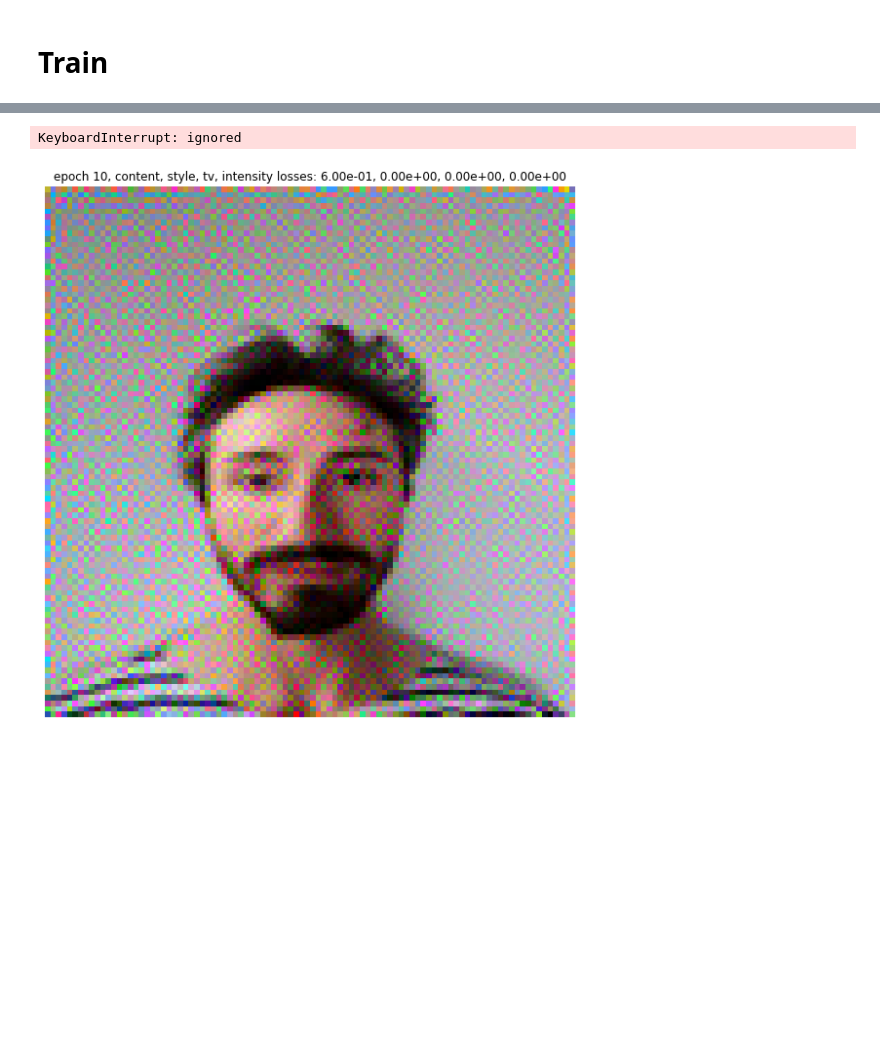
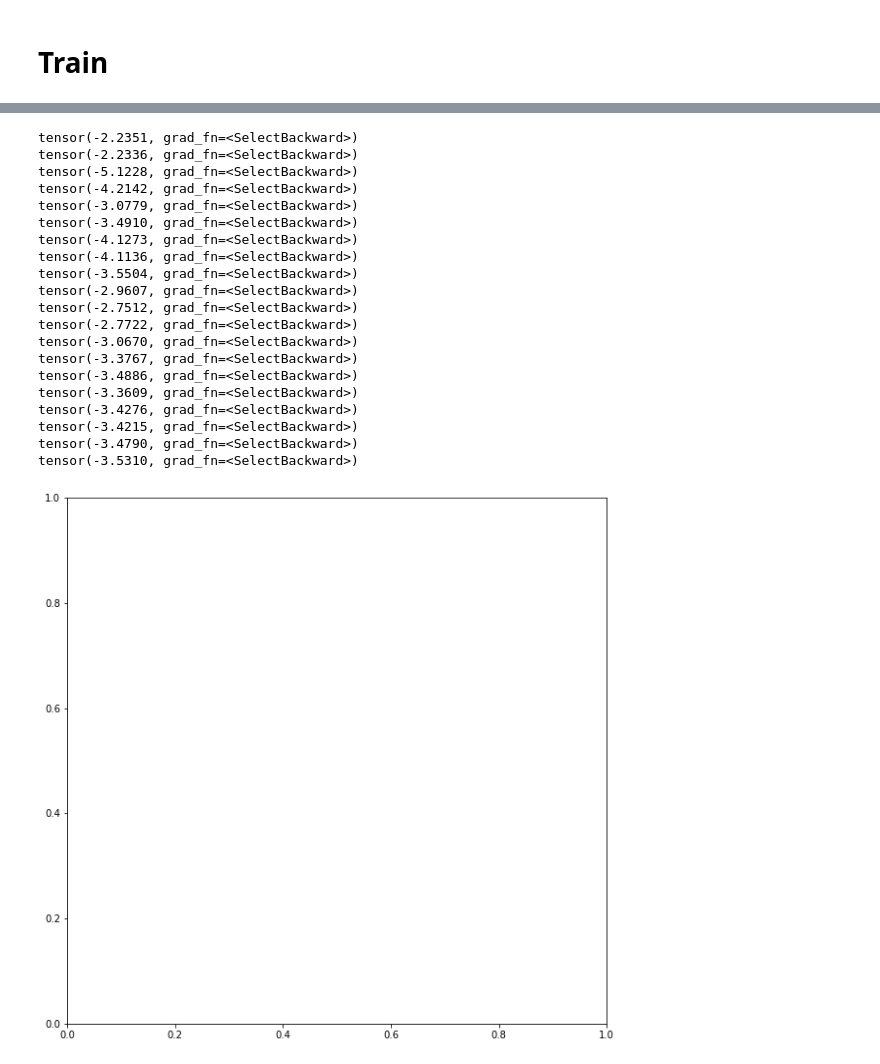
Before and after one commit to abauville/Neural_style_transfer, a Jupyter notebook: 03_Style_transfer.ipynb, the cells around one changed output, grey strips where cells are left out. Saved outputs shown, nothing was run; the diff lists cells and outputs as text; code cells hidden in the pictures; blank space fills up the shorter version.

```diff
--- a/03_Style_transfer.ipynb
+++ b/03_Style_transfer.ipynb
@@ -276,7 +271,7 @@ with torch.no_grad():
     fm_content = get_feature_maps(im_content, content_layer)
     fm_style = get_feature_maps(im_style, style_layer_list)
     gram_style = get_gram(fm_style)#.detach()
-content_weight = 0.8
+content_weight = 1.0
 style_weight = 0.0#1000000
 tv_weight = 0.0
 int_weight = 0.0
@@ -359,14 +354,17 @@ def closure_small():
     im_generated = im_gen()
 
     fm_gen_style = get_feature_maps(im_generated, style_layer_list, gen=True)
+
     fm_gen_content = get_feature_maps(im_generated, content_layer, gen=True) # having to go through the network again is a bit ugly
+    print(fm_gen_content[0][0,0,0,0])
+    # ko=K
     gram_gen = get_gram(fm_gen_style)
     content_loss = get_content_loss(fm_content, fm_gen_content)
     style_loss = get_style_loss(gram_style,gram_gen)
     tv_loss = get_TV_loss(im_generated, TV_ref)
     # print(tv_loss)
     int_loss = get_intensity_loss(im_generated)
-
+#     print(content_loss)
     return content_loss, style_loss, tv_loss, int_loss
 
 def closure():
@@ -379,52 +377,71 @@ def closure():
 last_loss = 1e10
 jit_i, jit_j = 0, 0,
 frame = 0
-for i in range(1000):
+for i in range(1):
 #     im_gen.jitter()
 
     optimizer.step(closure)
     scheduler.step()
     # adjust weights
-    content_loss, style_loss, tv_loss, int_loss = closure_small()
-    if tv_weight*tv_loss>0.5*(style_weight*style_loss+content_weight*content_loss):
-        tv_weight *= 0.75
-    if tv_weight*tv_loss<0.1*(style_weight*style_loss+content_weight*content_loss):
-        tv_weight *= 2.0
-    if i%1==0:
-        with torch.no_grad():
-#             content_loss, style_loss, tv_loss = closure_small()
-            loss = content_weight*content_loss + style_weight*style_loss + tv_weight*tv_loss + int_weight*int_loss
+    # content_loss, style_loss, tv_loss, int_loss = closure_small()
+    # if tv_weight*tv_loss>0.5*(style_weight*style_loss+content_weight*content_loss):
+    #     tv_weight *= 0.75
+    # if tv_weight*tv_loss<0.1*(style_weight*style_loss+content_weight*content_loss):
+    #     tv_weight *= 2.0
+#     if i%1==0:
+#         with torch.no_grad():
+# #             content_loss, style_loss, tv_loss = closure_small()
+#             loss = content_weight*content_loss + style_weight*style_loss + tv_weight*tv_loss + int_weight*int_loss
 
-            imnew = postprocess(im_gen())
+#             imnew = postprocess(im_gen())
 
-            plt.clf()
-            plt.imshow(imnew)
-            plt.axis("off")
-            plt.title(f"epoch {i:02d}, content, style, tv, intensity losses: {content_weight*content_loss:.2e}, {style_weight*style_loss:.2e}, {tv_weight*tv_loss:.2e}, {int_weight*int_loss:.2e}")
-            clear_output(wait = True)
-            display(fig)
-            # plt.savefig(f"/content/gdrive/MyDrive/00_Data_science/Neural_style_transfer/Output/Frame{frame:05d}")
-            # frame += 1
+#             plt.clf()
+#             plt.imshow(imnew)
+#             plt.axis("off")
+#             plt.title(f"epoch {i:02d}, content, style, tv, intensity losses: {content_weight*content_loss:.2e}, {style_weight*style_loss:.2e}, {tv_weight*tv_loss:.2e}, {int_weight*int_loss:.2e}")
+#             clear_output(wait = True)
+#             display(fig)
+#             # plt.savefig(f"/content/gdrive/MyDrive/00_Data_science/Neural_style_transfer/Output/Frame{frame:05d}")
+#             # frame += 1
 
 
 
 
             # if loss<abs_loss_limit:
             #     clear_output(wait = True)
             #     print(f'success: absolute loss limit ({abs_loss_limit:.1e}) reached')
             #     break
             # if torch.abs(last_loss-loss)<rel_loss_limit:
             #     clear_output(wait = True)
             #     print(f'stopped because relative loss limit ({rel_loss_limit:.1e})  was reached')
             #     break
 
 #             last_loss = loss
 
 # plt.clf()
 # plt.imshow(imnew)
 # plt.title(f"epoch {i:02d}, content, style, tv, intensity losses: {content_weight*content_loss:.2e}, {style_weight*style_loss:.2e}, {tv_weight*tv_loss:.2e}, {int_weight*int_loss:.2e}")
 # # plt.savefig(f"./Output/Frame{frame:05d}")
 # frame += 1
 # %% [output]
-KeyboardInterrupt: ignored
+tensor(-2.2351, grad_fn=<SelectBackward>)
+tensor(-2.2336, grad_fn=<SelectBackward>)
+tensor(-5.1228, grad_fn=<SelectBackward>)
+tensor(-4.2142, grad_fn=<SelectBackward>)
+tensor(-3.0779, grad_fn=<SelectBackward>)
+tensor(-3.4910, grad_fn=<SelectBackward>)
+tensor(-4.1273, grad_fn=<SelectBackward>)
+tensor(-4.1136, grad_fn=<SelectBackward>)
+tensor(-3.5504, grad_fn=<SelectBackward>)
+tensor(-2.9607, grad_fn=<SelectBackward>)
+tensor(-2.7512, grad_fn=<SelectBackward>)
+tensor(-2.7722, grad_fn=<SelectBackward>)
+tensor(-3.0670, grad_fn=<SelectBackward>)
+tensor(-3.3767, grad_fn=<SelectBackward>)
+tensor(-3.4886, grad_fn=<SelectBackward>)
+tensor(-3.3609, grad_fn=<SelectBackward>)
+tensor(-3.4276, grad_fn=<SelectBackward>)
+tensor(-3.4215, grad_fn=<SelectBackward>)
+tensor(-3.4790, grad_fn=<SelectBackward>)
+tensor(-3.5310, grad_fn=<SelectBackward>)
-[figure, old version]
+[figure, new version]
```
Also changed, not shown: parts of 2 cells of this notebook, 1 other file.
